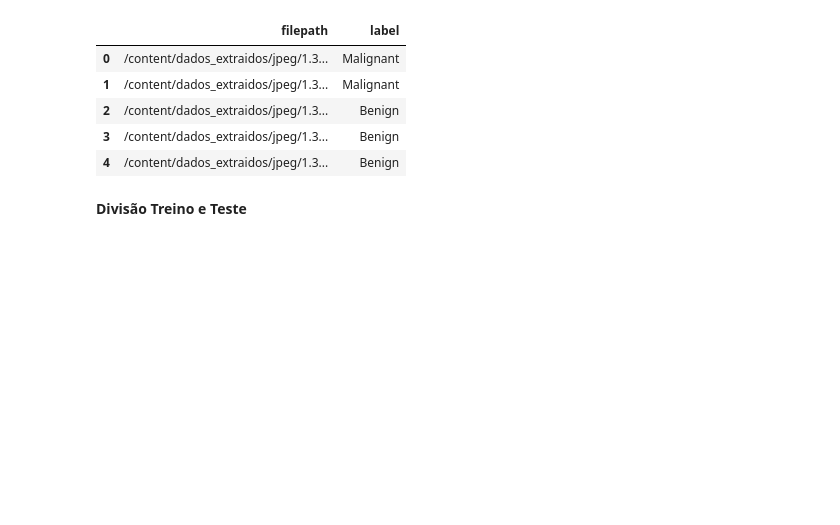
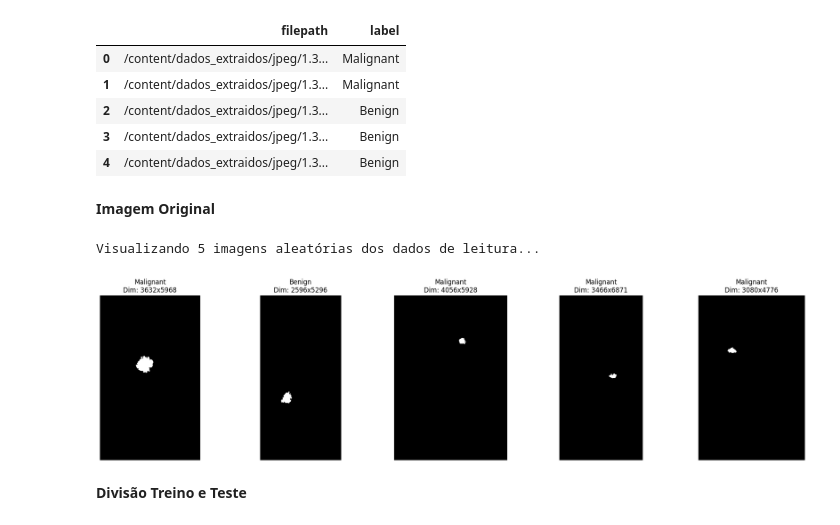
Before and after one commit to SandraRojasZ/Pos_Unifesp, a Jupyter notebook: PMI/BreastCancer/BreastCancer.ipynb, the cells around one changed output. Drawn from its saved outputs; the diff is of its cells as text; code cells hidden in the pictures; blank space fills up the shorter version.

Commit message:
Plote de imagens de tamanho real e análise de suas dimensões

```diff
--- a/PMI/BreastCancer/BreastCancer.ipynb
+++ b/PMI/BreastCancer/BreastCancer.ipynb
@@ -206,6 +206,49 @@ df_final_binario.head()
 | 2 | /content/dados_extraidos/jpeg/1.3... | Benign |
 | 3 | /content/dados_extraidos/jpeg/1.3... | Benign |
 | 4 | /content/dados_extraidos/jpeg/1.3... | Benign |
+# %% [markdown]
+**Imagem Original**
+# %%
+import matplotlib.pyplot as plt
+import cv2
+import numpy as np
+import os
+
+def visualizar_amostra_leitura(df, num_samples=5):
+    # Seleciona índices aleatórios
+    indices = np.random.choice(df.index, num_samples, replace=False)
+
+    plt.figure(figsize=(20, 5))
+
+    for i, idx in enumerate(indices):
+        caminho = df.loc[idx, 'filepath']
+        rotulo = df.loc[idx, 'label']
+
+        # Leitura da imagem
+        img = cv2.imread(caminho)
+
+        if img is not None:
+            # OpenCV carrega em BGR (Azul-Verde-Vermelho) e convertemos para RGB para o Matplotlib
+            img_rgb = cv2.cvtColor(img, cv2.COLOR_BGR2RGB)
+
+            altura, largura, canais = img.shape
+
+            plt.subplot(1, num_samples, i + 1)
+            plt.imshow(img_rgb)
+            plt.title(f"{rotulo}\nDim: {largura}x{altura}") # Mostra Largura x Altura
+            plt.axis('off')
+        else:
+            print(f"Erro ao ler a imagem no índice {idx}: {caminho}")
+
+    plt.tight_layout()
+    plt.show()
+
+# Chama a função
+print("Visualizando 5 imagens aleatórias dos dados de leitura...")
+visualizar_amostra_leitura(df_final_binario)
+# %% [output]
+Visualizando 5 imagens aleatórias dos dados de leitura...
+[figure, added]
 # %% [markdown]
 **Divisão Treino e Teste**
 # %%
```
Also changed, not shown: parts of 3 cells of this notebook.
